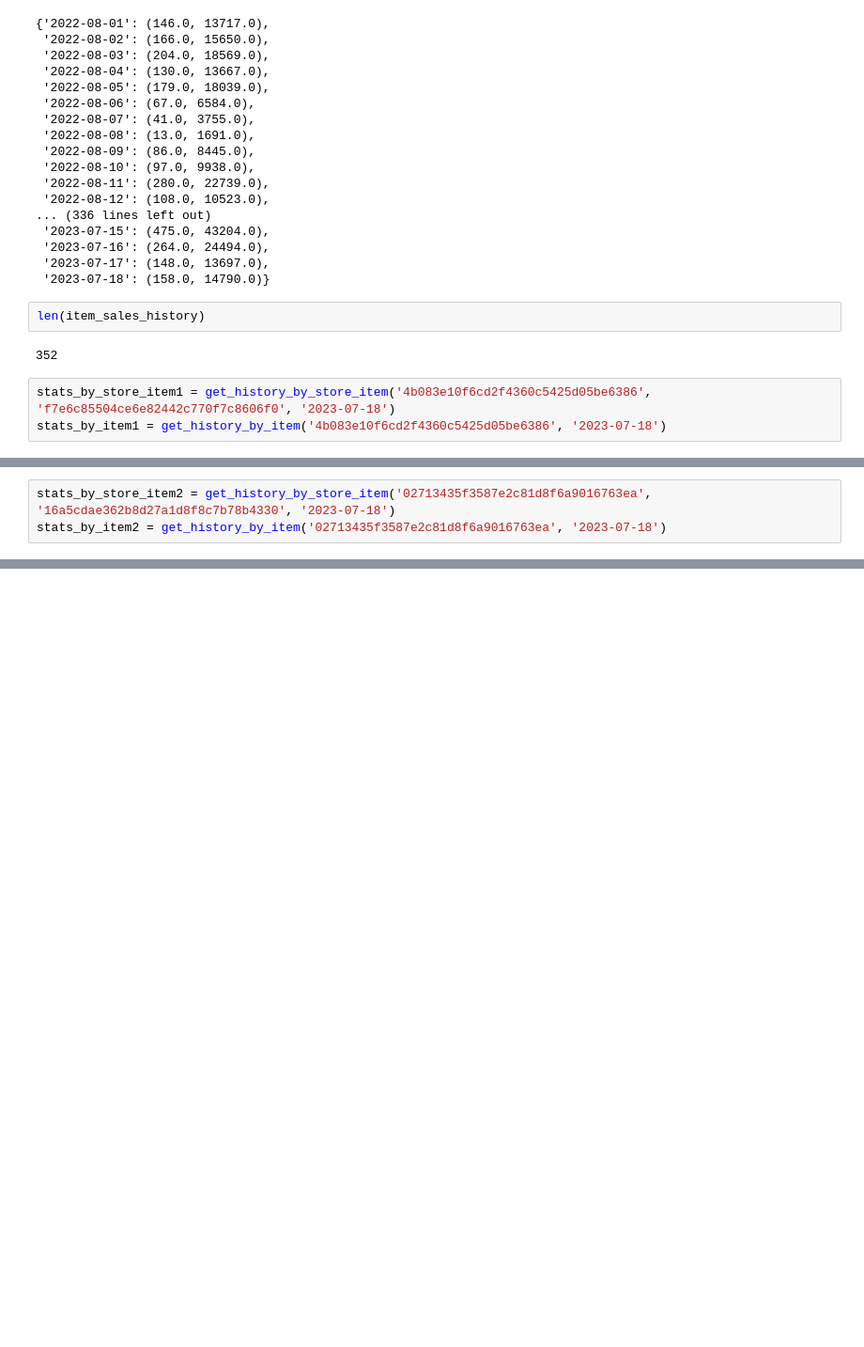
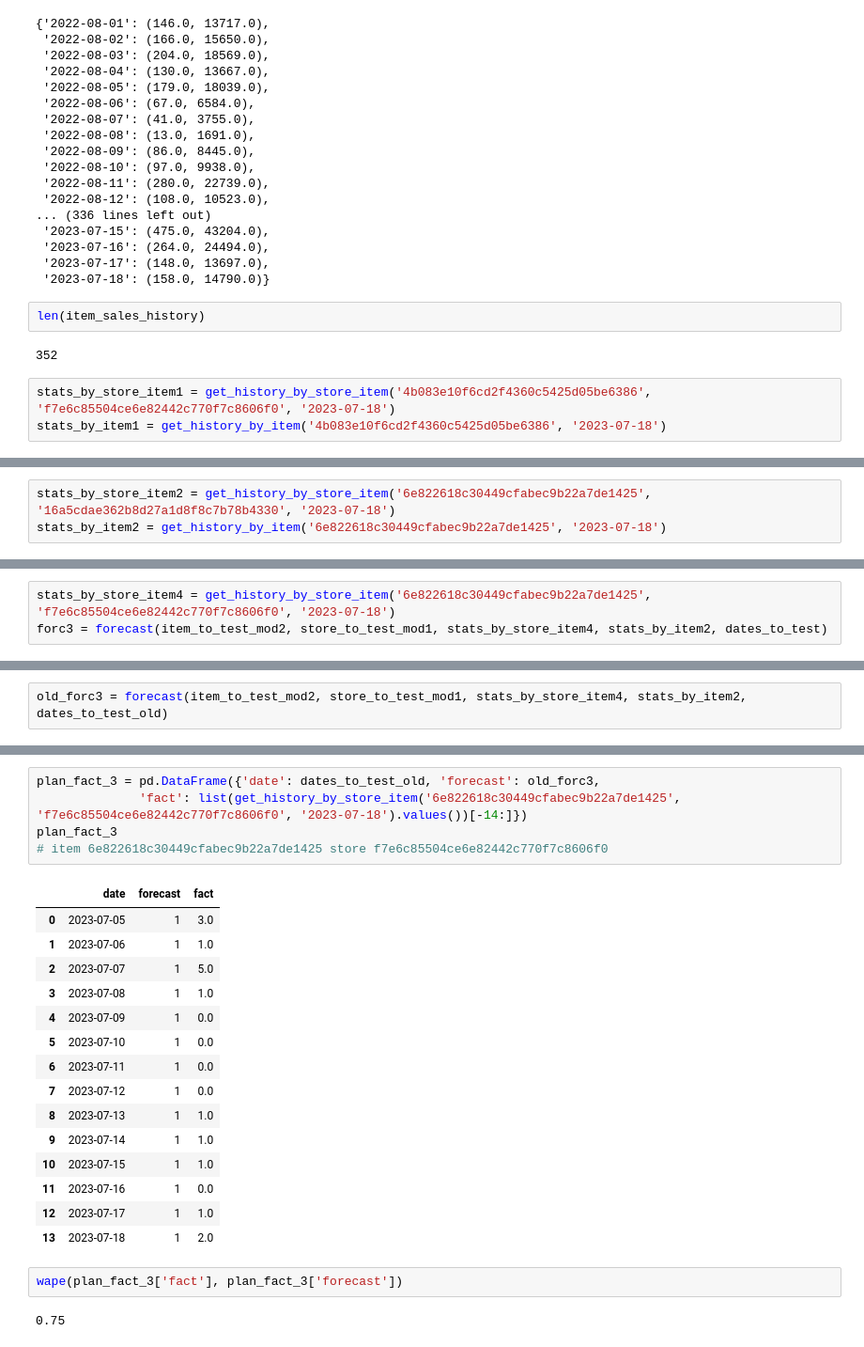
Before and after one commit to Mobius-band-12/DS, a Jupyter notebook: testing_forecast_func.ipynb, the cells around one changed output, grey strips where cells are left out. Shown at 94% size. Cells and saved outputs as stored; diff of their text form; blank space fills up the shorter version.

```diff
--- a/testing_forecast_func.ipynb
+++ b/testing_forecast_func.ipynb
@@ -123,4 +141,4 @@ forecast(item_to_test_mod1, store_to_test_mod1, stats_by_store_item1, stats_by_i
 # %%
-stats_by_store_item2 = get_history_by_store_item('02713435f3587e2c81d8f6a9016763ea', '16a5cdae362b8d27a1d8f8c7b78b4330', '2023-07-18')
-stats_by_item2 = get_history_by_item('02713435f3587e2c81d8f6a9016763ea', '2023-07-18')
+stats_by_store_item2 = get_history_by_store_item('6e822618c30449cfabec9b22a7de1425', '16a5cdae362b8d27a1d8f8c7b78b4330', '2023-07-18')
+stats_by_item2 = get_history_by_item('6e822618c30449cfabec9b22a7de1425', '2023-07-18')
 # %%
@@ -131,0 +154,3 @@ forecast(item_to_test_mod2, store_to_test_mod2, stats_by_store_item2, stats_by_i
+# %%
+stats_by_store_item4 = get_history_by_store_item('6e822618c30449cfabec9b22a7de1425', 'f7e6c85504ce6e82442c770f7c8606f0', '2023-07-18')
+forc3 = forecast(item_to_test_mod2, store_to_test_mod1, stats_by_store_item4, stats_by_item2, dates_to_test)
@@ -131,0 +160,2 @@ forecast(item_to_test_mod2, store_to_test_mod2, stats_by_store_item2, stats_by_i
+# %%
+old_forc3 = forecast(item_to_test_mod2, store_to_test_mod1, stats_by_store_item4, stats_by_item2, dates_to_test_old)
@@ -131,0 +293,25 @@ forecast(item_to_test_mod2, store_to_test_mod2, stats_by_store_item2, stats_by_i
+# %%
+plan_fact_3 = pd.DataFrame({'date': dates_to_test_old, 'forecast': old_forc3,
+              'fact': list(get_history_by_store_item('6e822618c30449cfabec9b22a7de1425', 'f7e6c85504ce6e82442c770f7c8606f0', '2023-07-18').values())[-14:]})
+plan_fact_3
+# item 6e822618c30449cfabec9b22a7de1425 store f7e6c85504ce6e82442c770f7c8606f0
+# %% [output]
+|  | date | forecast | fact |
+| 0 | 2023-07-05 | 1 | 3.0 |
+| 1 | 2023-07-06 | 1 | 1.0 |
+| 2 | 2023-07-07 | 1 | 5.0 |
+| 3 | 2023-07-08 | 1 | 1.0 |
+| 4 | 2023-07-09 | 1 | 0.0 |
+| 5 | 2023-07-10 | 1 | 0.0 |
+| 6 | 2023-07-11 | 1 | 0.0 |
+| 7 | 2023-07-12 | 1 | 0.0 |
+| 8 | 2023-07-13 | 1 | 1.0 |
+| 9 | 2023-07-14 | 1 | 1.0 |
+| 10 | 2023-07-15 | 1 | 1.0 |
+| 11 | 2023-07-16 | 1 | 0.0 |
+| 12 | 2023-07-17 | 1 | 1.0 |
+| 13 | 2023-07-18 | 1 | 2.0 |
+# %%
+wape(plan_fact_3['fact'], plan_fact_3['forecast'])
+# %% [output]
+0.75
```
Also changed, not shown: parts of 23 cells of this notebook, 1 other file.
